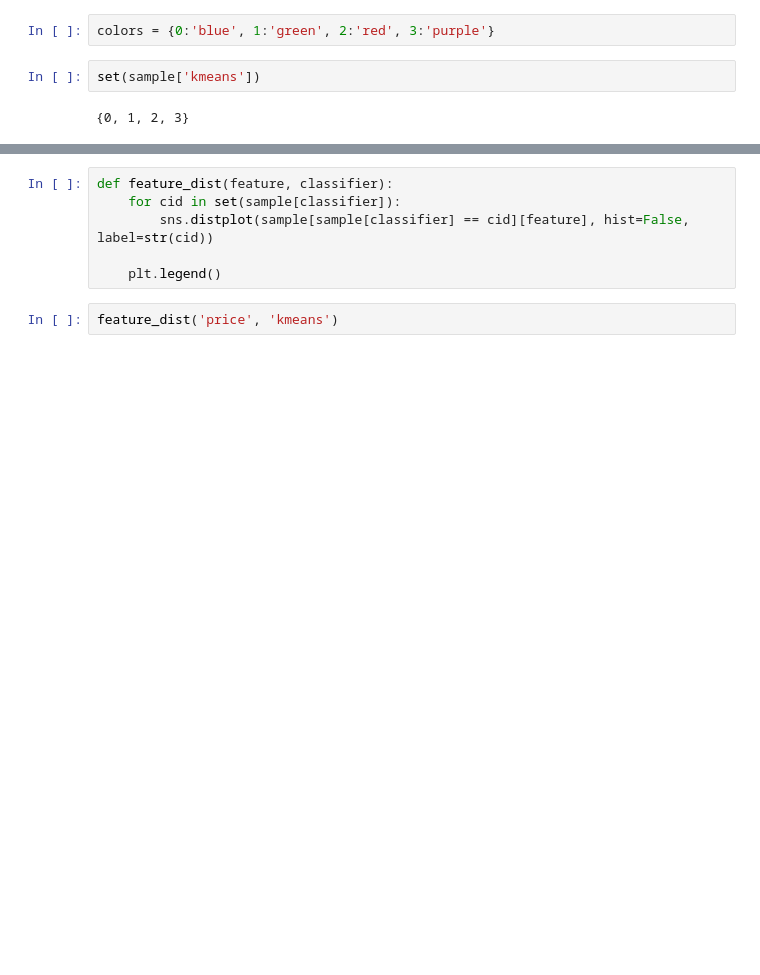
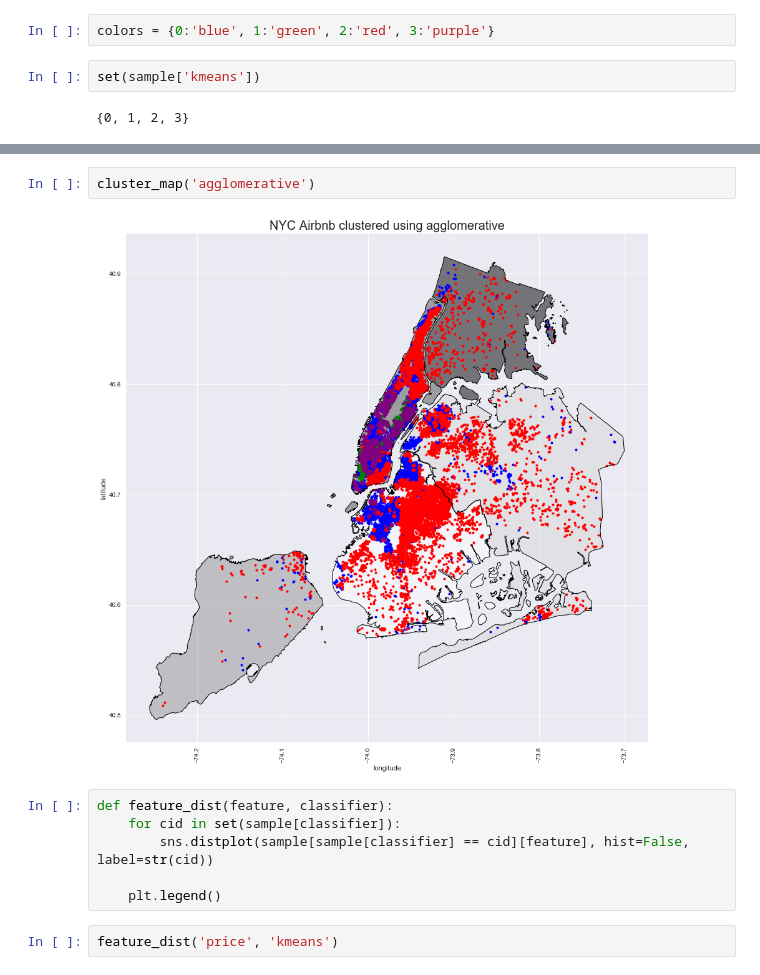
Before and after one commit to fernandomelchor/Airbnb_Project, a Jupyter notebook: jp-Classifying Listings.ipynb, the cells around one changed output, grey strips where cells are left out. Drawn from its saved outputs; the diff is of its cells as text; blank space fills up the shorter version.

```diff
--- a/jp-Classifying Listings.ipynb
+++ b/jp-Classifying Listings.ipynb
@@ -426,3 +443,7 @@ cluster_map('kmeans')
+# %%
+cluster_map('agglomerative')
+# %% [output]
+[figure, added]
 # %%
 def feature_dist(feature, classifier):
     for cid in set(sample[classifier]):
```
Also changed, not shown: parts of 18 cells of this notebook.
